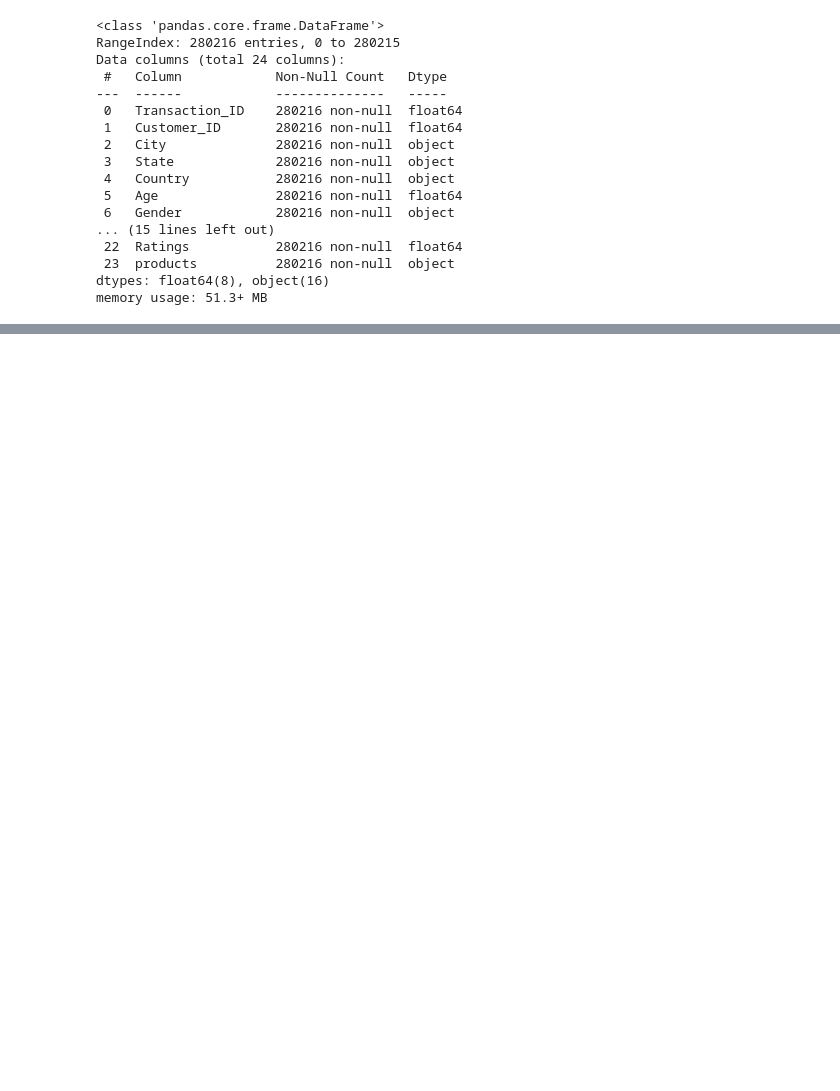
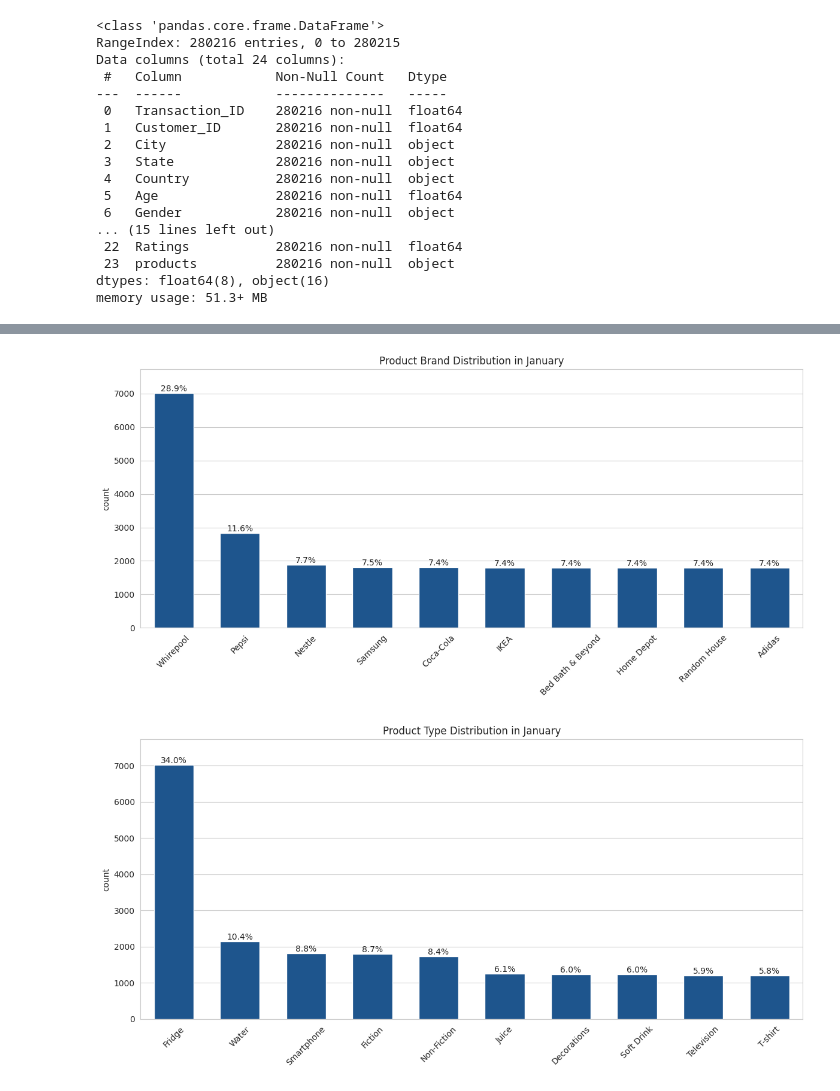
Before and after one commit to SergioDLezama/Retail-Analysis, a Jupyter notebook: main.ipynb, the cells around one changed output, grey strips where cells are left out. Cells and saved outputs as stored; diff of their text form; code cells hidden in the pictures; blank space fills up the shorter version.

```diff
--- a/main.ipynb
+++ b/main.ipynb
@@ -368,3 +373,38 @@ df[df['Product_Brand']=='Pepsi'].head()
 | 54 | 9658399.00 | 71121.00 | Portsmouth | England | UK | 54.00 | Female | High | Regular | ... |
 | 71 | 7478681.00 | 73823.00 | Portsmouth | England | UK | 19.00 | Female | Medium | Regular | ... |
 | 90 | 5166565.00 | 51279.00 | Portsmouth | England | UK | 60.00 | Male | Low | Regular | ... |
+# %%
+# Function to plot Product Brand and Type by Month
+def brand_type_by_month(month):
+  filtered_df = df[df['Month'].isin([month])]
+
+  cat_cols2 = ['Product_Brand','Product_Type']
+
+  for col in cat_cols2:
+      # Get the top 10 most frequent values from the filtered DataFrame
+      top_10_values = filtered_df[col].value_counts().nlargest(10).index
+      top_10_df = filtered_df[filtered_df[col].isin(top_10_values)]
+
+      plt.figure(figsize=(12,6))
+      ax = sns.countplot(data=top_10_df, x=col, width=0.6, order=top_10_df[col].value_counts().index)
+      plt.xticks(rotation=45)
+
+      # Calculate percentages
+      total = len(top_10_df[col])
+      max_height = max([p.get_height() for p in ax.patches])
+      ax.set_ylim(0, max_height * 1.1)  # Increase y-axis limit by 10%
+
+      for p in ax.patches:
+          percentage = f'{100 * p.get_height() / total:.1f}%'
+          x = p.get_x() + p.get_width() / 2
+          y = p.get_height()
+          ax.annotate(percentage, (x, y), ha='center', va='bottom')
+      plt.title(f'{col.replace("_", " ")} Distribution in {month}')
+      plt.xlabel('')
+      plt.tight_layout()
+      plt.show()
+# %%
+brand_type_by_month('January')
+# %% [output]
+[figure, added]
+[figure, added]
```
Also changed, not shown: parts of 12 cells of this notebook.
